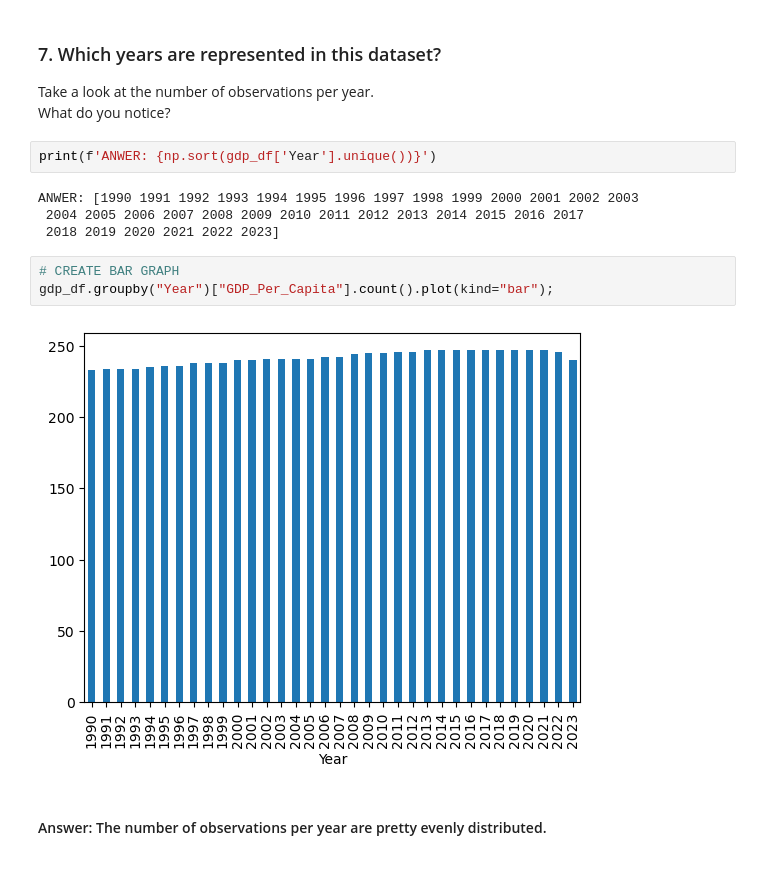
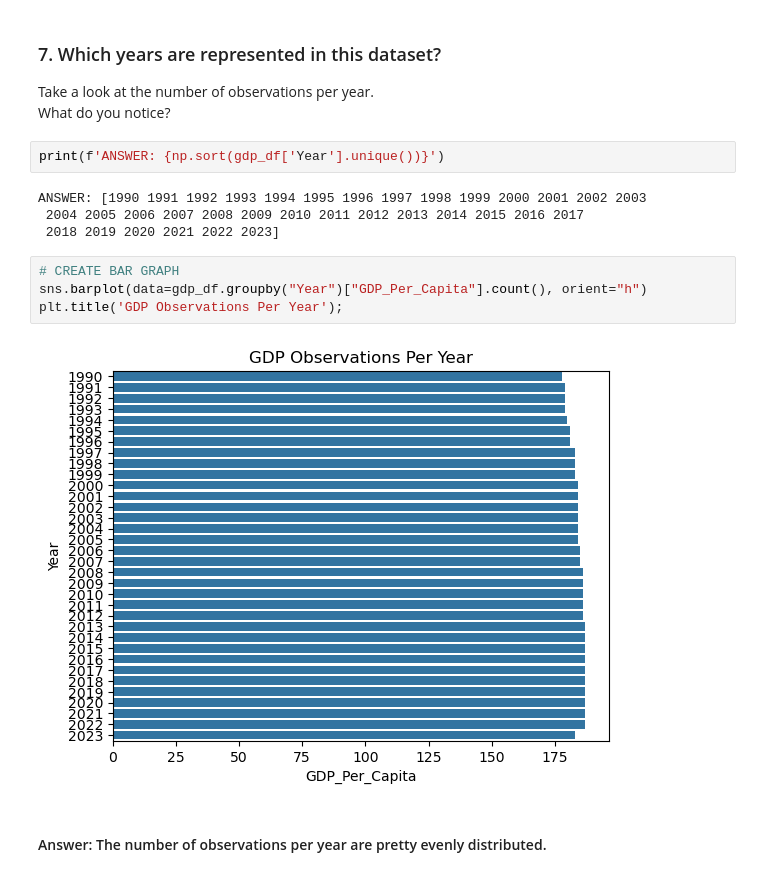
Before and after one commit to nss-data-science-cohort-9/un-exploration-shannequin, a Jupyter notebook: notebooks/UN_Data_Exploration.ipynb, the cells around one changed output. Drawn from its saved outputs; the diff is of its cells as text.

Commit message:
cleanup graphs

```diff
--- a/notebooks/UN_Data_Exploration.ipynb
+++ b/notebooks/UN_Data_Exploration.ipynb
@@ -96,16 +96,17 @@ memory usage: 192.8+ KB
 Take a look at the number of observations per year.<br>
 What do you notice?
 # %%
-print(f'ANWER: {np.sort(gdp_df['Year'].unique())}')
+print(f'ANSWER: {np.sort(gdp_df['Year'].unique())}')
 # %% [output]
-ANWER: [1990 1991 1992 1993 1994 1995 1996 1997 1998 1999 2000 2001 2002 2003
+ANSWER: [1990 1991 1992 1993 1994 1995 1996 1997 1998 1999 2000 2001 2002 2003
  2004 2005 2006 2007 2008 2009 2010 2011 2012 2013 2014 2015 2016 2017
  2018 2019 2020 2021 2022 2023]
 # %%
 # CREATE BAR GRAPH
-gdp_df.groupby("Year")["GDP_Per_Capita"].count().plot(kind="bar");
+sns.barplot(data=gdp_df.groupby("Year")["GDP_Per_Capita"].count(), orient="h")
+plt.title('GDP Observations Per Year');
 # %% [output]
-[figure, old version]
+[figure, new version]
 # %% [markdown]
 #### Answer: The number of observations per year are pretty evenly distributed.
 # %% [markdown]
```
Also changed, not shown: parts of 31 cells of this notebook, 1 other file.
